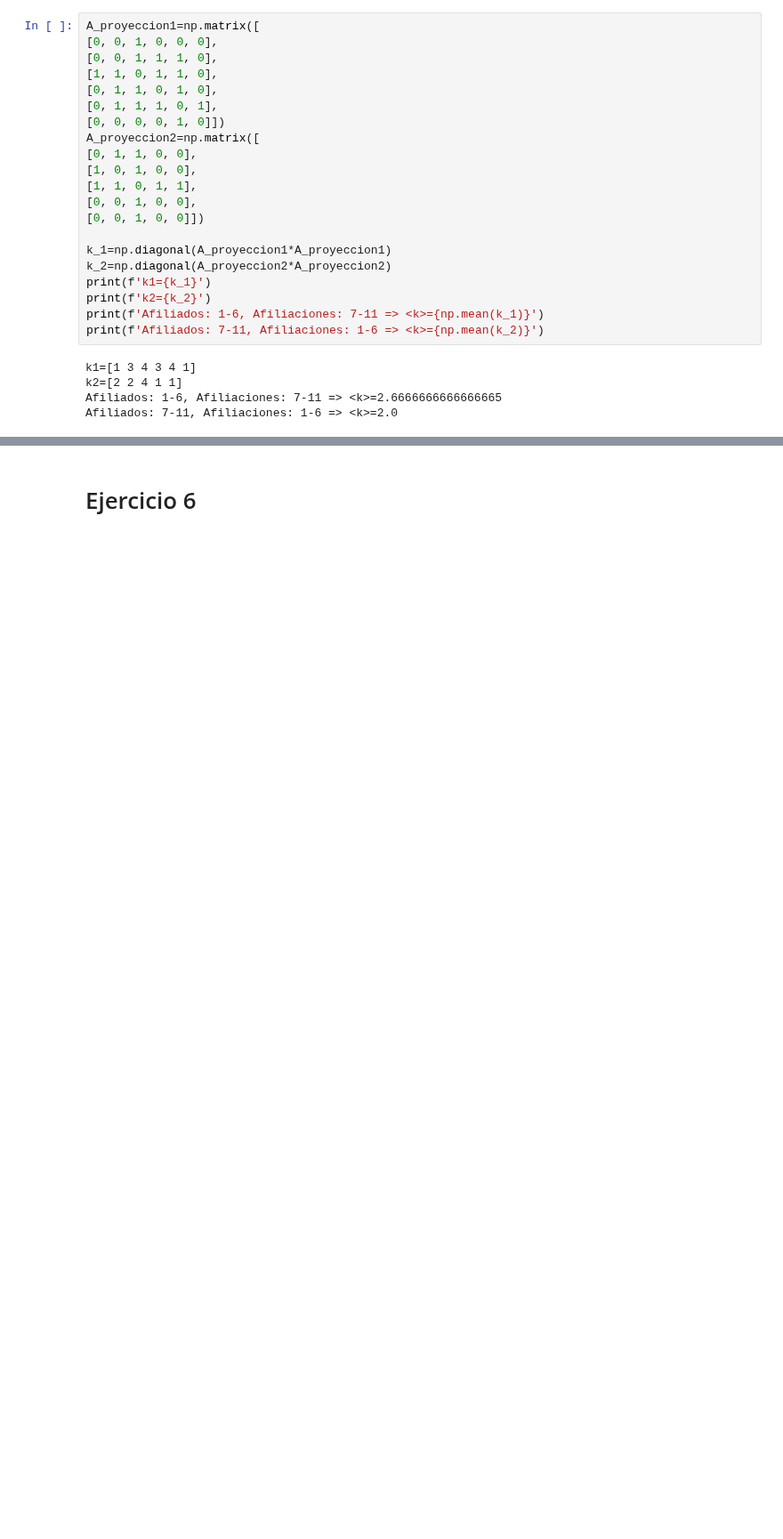
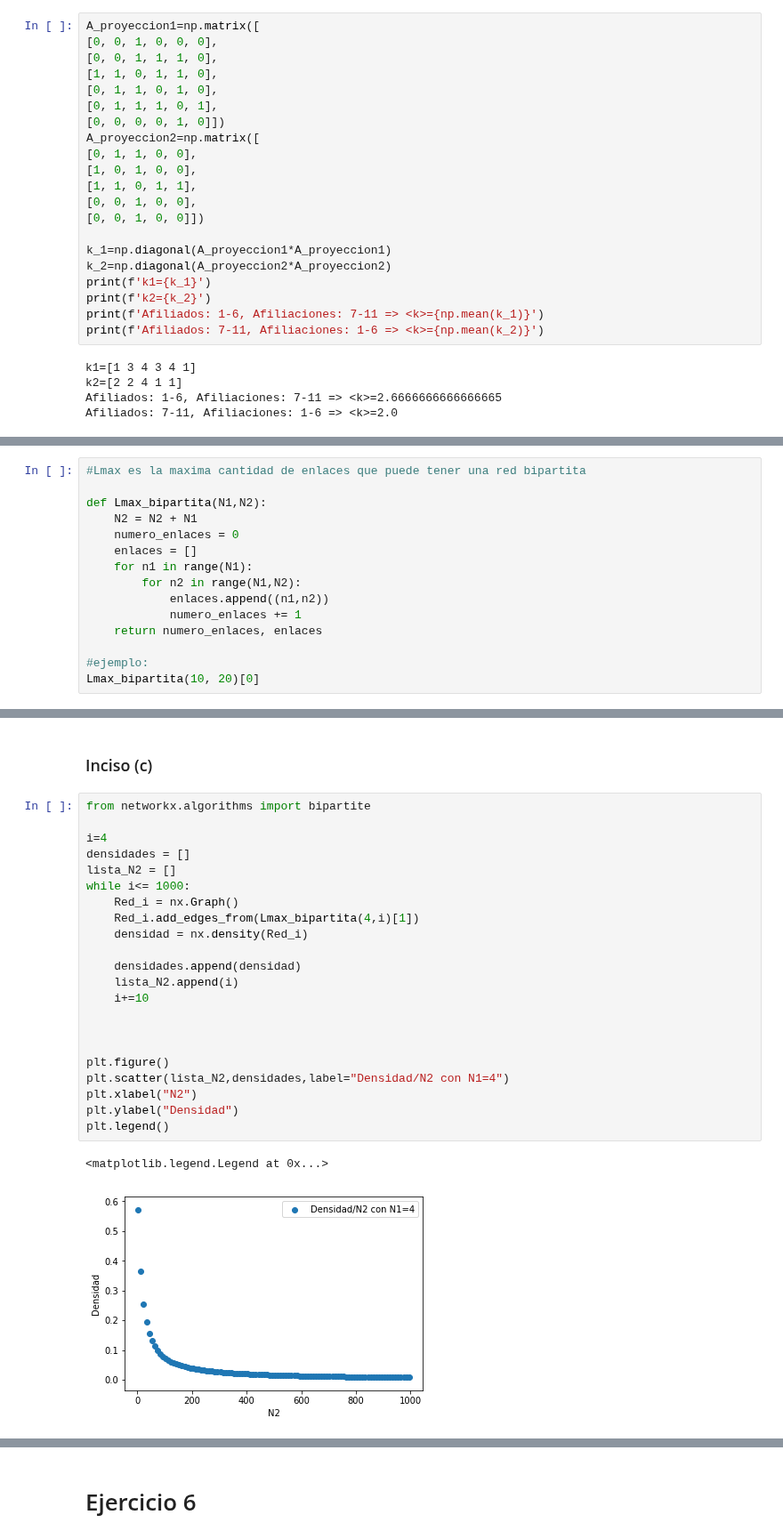
Before and after one commit to LunaKadysz/Redes, a Jupyter notebook: Guias/Guia_02.ipynb, the cells around one changed output, grey strips where cells are left out. Shown at 89% size. Saved outputs shown, nothing was run; the diff lists cells and outputs as text; blank space fills up the shorter version.

```diff
--- a/Guias/Guia_02.ipynb
+++ b/Guias/Guia_02.ipynb
@@ -278,0 +426,15 @@ Afiliados: 7-11, Afiliaciones: 1-6 => <k>=2.0
+# %%
+#Lmax es la maxima cantidad de enlaces que puede tener una red bipartita
+
+def Lmax_bipartita(N1,N2):
+    N2 = N2 + N1
+    numero_enlaces = 0
+    enlaces = []
+    for n1 in range(N1):
+        for n2 in range(N1,N2):
+            enlaces.append((n1,n2))
+            numero_enlaces += 1
+    return numero_enlaces, enlaces
+
+#ejemplo:
+Lmax_bipartita(10, 20)[0]
@@ -278,0 +466,27 @@ Afiliados: 7-11, Afiliaciones: 1-6 => <k>=2.0
+# %% [markdown]
+### Inciso (c)
+# %%
+from networkx.algorithms import bipartite
+
+i=4
+densidades = []
+lista_N2 = []
+while i<= 1000:
+    Red_i = nx.Graph()
+    Red_i.add_edges_from(Lmax_bipartita(4,i)[1])
+    densidad = nx.density(Red_i)
+
+    densidades.append(densidad)
+    lista_N2.append(i)
+    i+=10
+
+
+
+plt.figure()
+plt.scatter(lista_N2,densidades,label="Densidad/N2 con N1=4")
+plt.xlabel("N2")
+plt.ylabel("Densidad")
+plt.legend()
+# %% [output]
+<matplotlib.legend.Legend at 0x...>
+[figure, added]
```
Also changed, not shown: parts of 36 cells of this notebook.
